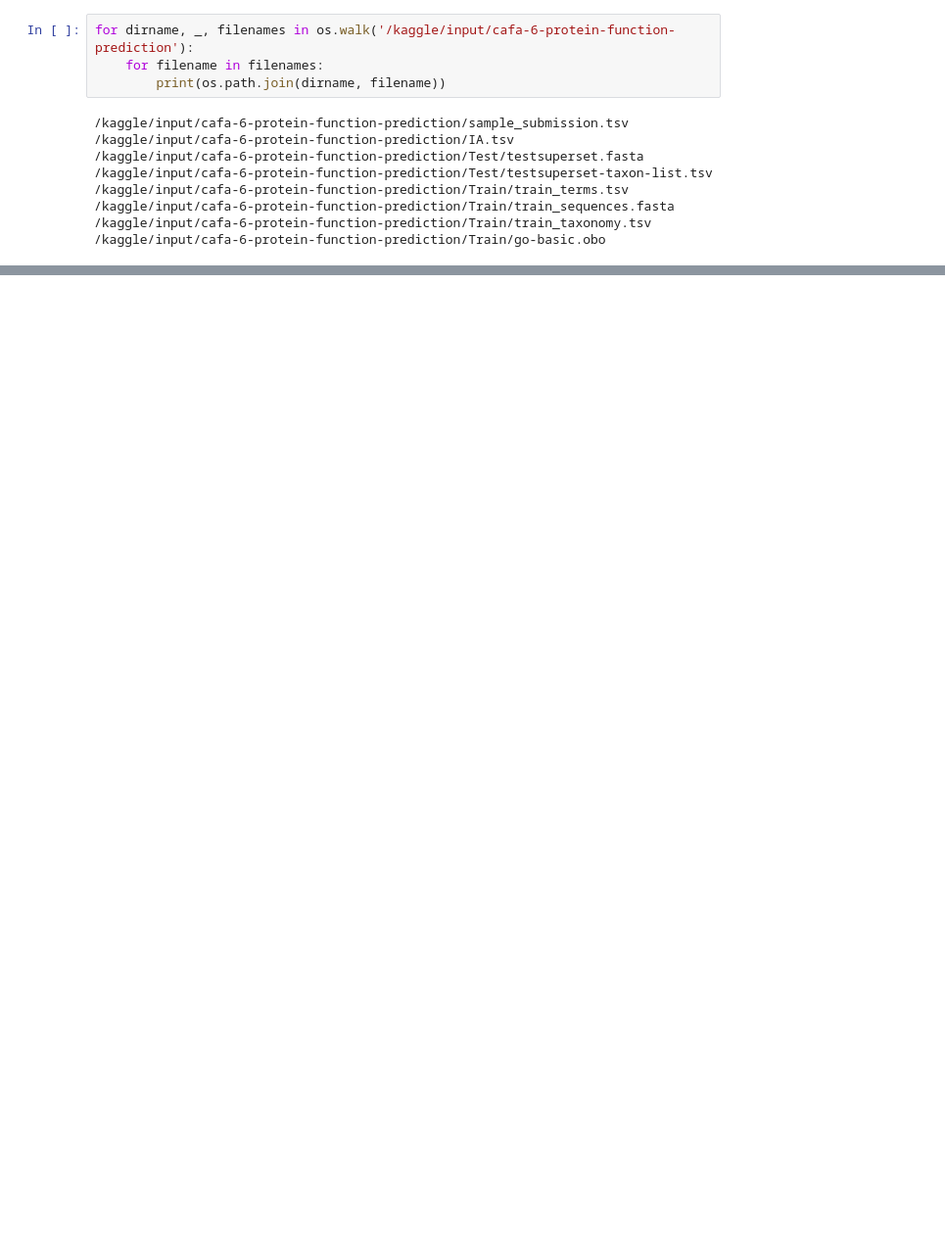
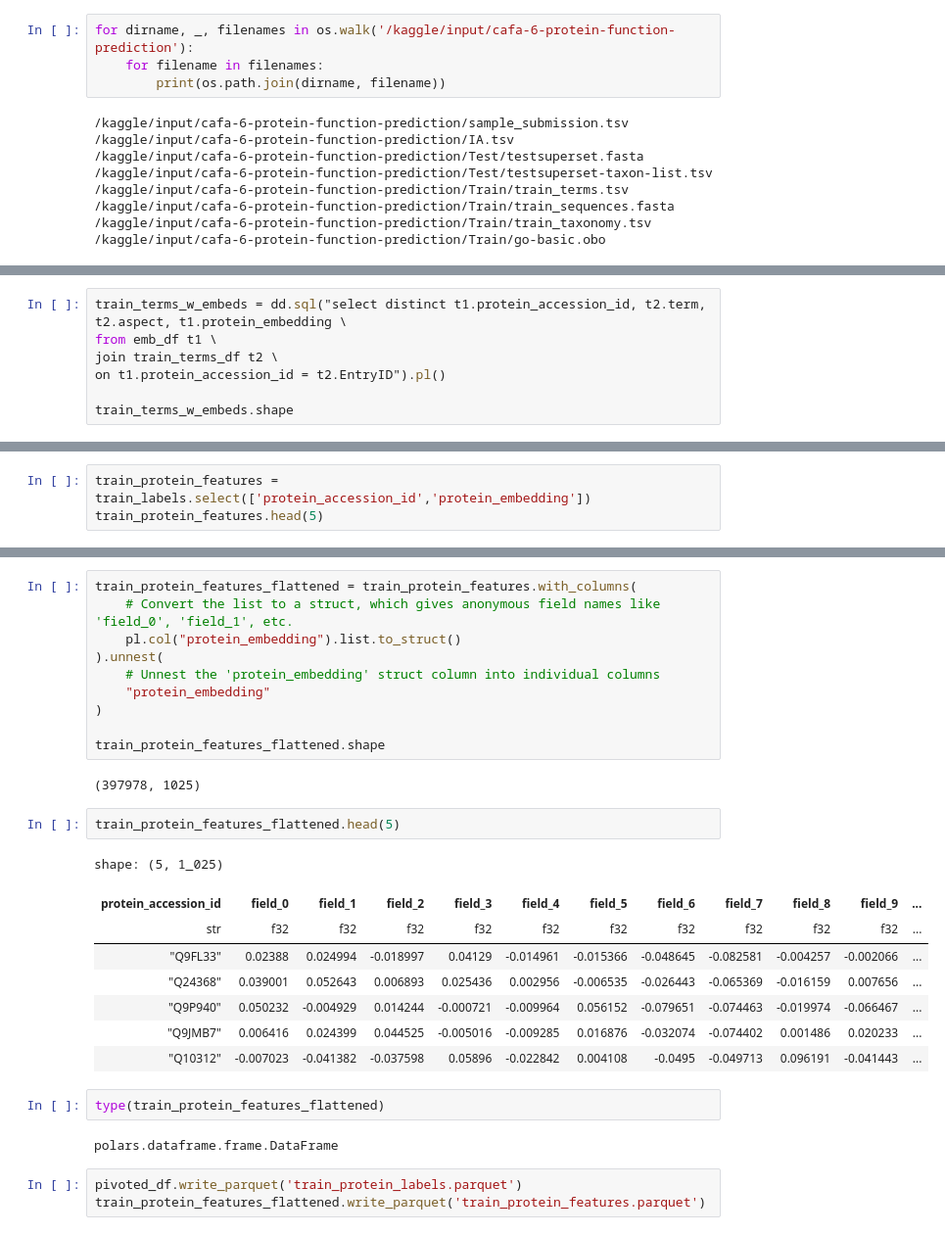
Before and after one commit to sumaniitm/cafa-6-protein-function-prediction-kaggle, a Jupyter notebook: cafa-suman-initial-exploration.ipynb, the cells around one changed output, grey strips where cells are left out. Shown: that part at 98% size. Saved outputs shown, nothing was run; the diff lists cells and outputs as text; blank space fills up the shorter version.

```diff
--- a/cafa-suman-initial-exploration.ipynb
+++ b/cafa-suman-initial-exploration.ipynb
@@ -62,0 +79,7 @@ emb_df.to_parquet('protein_embeddings.parquet')
+# %%
+train_terms_w_embeds = dd.sql("select distinct t1.protein_accession_id, t2.term, t2.aspect, t1.protein_embedding \
+from emb_df t1 \
+join train_terms_df t2 \
+on t1.protein_accession_id = t2.EntryID").pl()
+
+train_terms_w_embeds.shape
@@ -62,0 +185,3 @@ emb_df.to_parquet('protein_embeddings.parquet')
+# %%
+train_protein_features = train_labels.select(['protein_accession_id','protein_embedding'])
+train_protein_features.head(5)
@@ -62,0 +197,30 @@ emb_df.to_parquet('protein_embeddings.parquet')
+# %%
+train_protein_features_flattened = train_protein_features.with_columns(
+    # Convert the list to a struct, which gives anonymous field names like 'field_0', 'field_1', etc.
+    pl.col("protein_embedding").list.to_struct()
+).unnest(
+    # Unnest the 'protein_embedding' struct column into individual columns
+    "protein_embedding"
+)
+
+train_protein_features_flattened.shape
+# %% [output]
+(397978, 1025)
+# %%
+train_protein_features_flattened.head(5)
+# %% [output]
+shape: (5, 1_025)
+| protein_accession_id | field_0 | field_1 | field_2 | field_3 | field_4 | field_5 | field_6 | field_7 | field_8 | field_9 | ... |
+| str | f32 | f32 | f32 | f32 | f32 | f32 | f32 | f32 | f32 | f32 | ... |
+| "Q9FL33" | 0.02388 | 0.024994 | -0.018997 | 0.04129 | -0.014961 | -0.015366 | -0.048645 | -0.082581 | -0.004257 | -0.002066 | ... |
+| "Q24368" | 0.039001 | 0.052643 | 0.006893 | 0.025436 | 0.002956 | -0.006535 | -0.026443 | -0.065369 | -0.016159 | 0.007656 | ... |
+| "Q9P940" | 0.050232 | -0.004929 | 0.014244 | -0.000721 | -0.009964 | 0.056152 | -0.079651 | -0.074463 | -0.019974 | -0.066467 | ... |
+| "Q9JMB7" | 0.006416 | 0.024399 | 0.044525 | -0.005016 | -0.009285 | 0.016876 | -0.032074 | -0.074402 | 0.001486 | 0.020233 | ... |
+| "Q10312" | -0.007023 | -0.041382 | -0.037598 | 0.05896 | -0.022842 | 0.004108 | -0.0495 | -0.049713 | 0.096191 | -0.041443 | ... |
+# %%
+type(train_protein_features_flattened)
+# %% [output]
+polars.dataframe.frame.DataFrame
+# %%
+pivoted_df.write_parquet('train_protein_labels.parquet')
+train_protein_features_flattened.write_parquet('train_protein_features.parquet')
```
Also changed, not shown: parts of 21 cells of this notebook.
